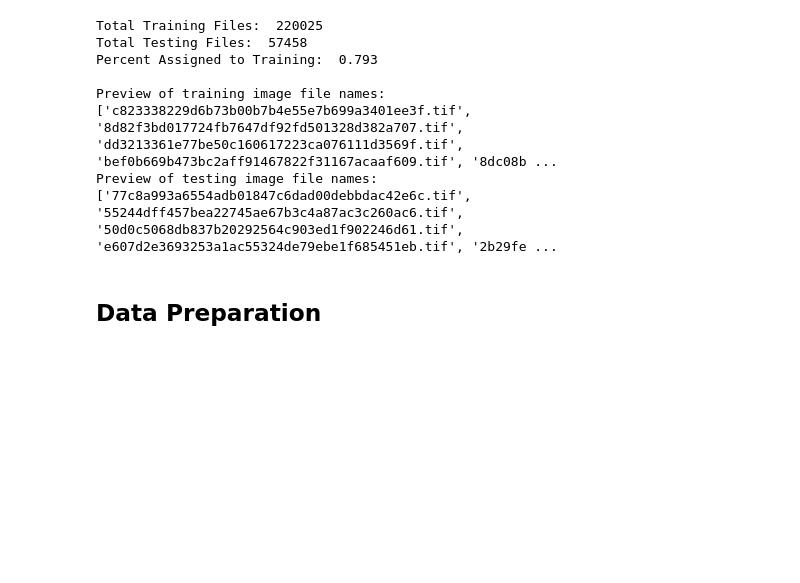
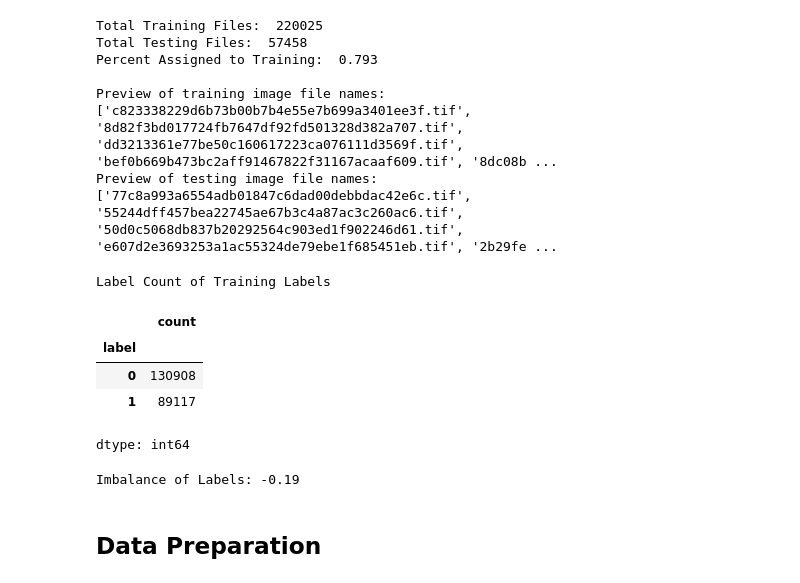
Before and after one commit to TOM-BOHN/MsDS-deep-learing-cnn-cancer-detection, a Jupyter notebook: deep_learning_cnn_cancer_detection.ipynb, the cells around one changed output. Drawn from its saved outputs; the diff is of its cells as text; code cells hidden in the pictures; blank space fills up the shorter version.

```diff
--- a/deep_learning_cnn_cancer_detection.ipynb
+++ b/deep_learning_cnn_cancer_detection.ipynb
@@ -192,6 +207,21 @@ Preview of training image file names:
 ['c823338229d6b73b00b7b4e55e7b699a3401ee3f.tif', '8d82f3bd017724fb7647df92fd501328d382a707.tif', 'dd3213361e77be50c160617223ca076111d3569f.tif', 'bef0b669b473bc2aff91467822f31167acaaf609.tif', '8dc08b ...
 Preview of testing image file names:
 ['77c8a993a6554adb01847c6dad00debbdac42e6c.tif', '55244dff457bea22745ae67b3c4a87ac3c260ac6.tif', '50d0c5068db837b20292564c903ed1f902246d61.tif', 'e607d2e3693253a1ac55324de79ebe1f685451eb.tif', '2b29fe ...
+# %%
+ # Preview the Data Sources
+print('Label Count of Training Labels')
+display(train_labels['label'].value_counts())
+print()
+print('Imbalance of Labels:', round((train_labels['label'].value_counts()[1]
+                                    - train_labels['label'].value_counts()[0]) / len(train_labels), 3))
+# %% [output]
+Label Count of Training Labels
+|  | count |
+| label |  |
+| 0 | 130908 |
+| 1 | 89117 |
+dtype: int64
+Imbalance of Labels: -0.19
 # %% [markdown]
 ## Data Preparation
 # %%
```
Also changed, not shown: parts of 15 cells of this notebook.
